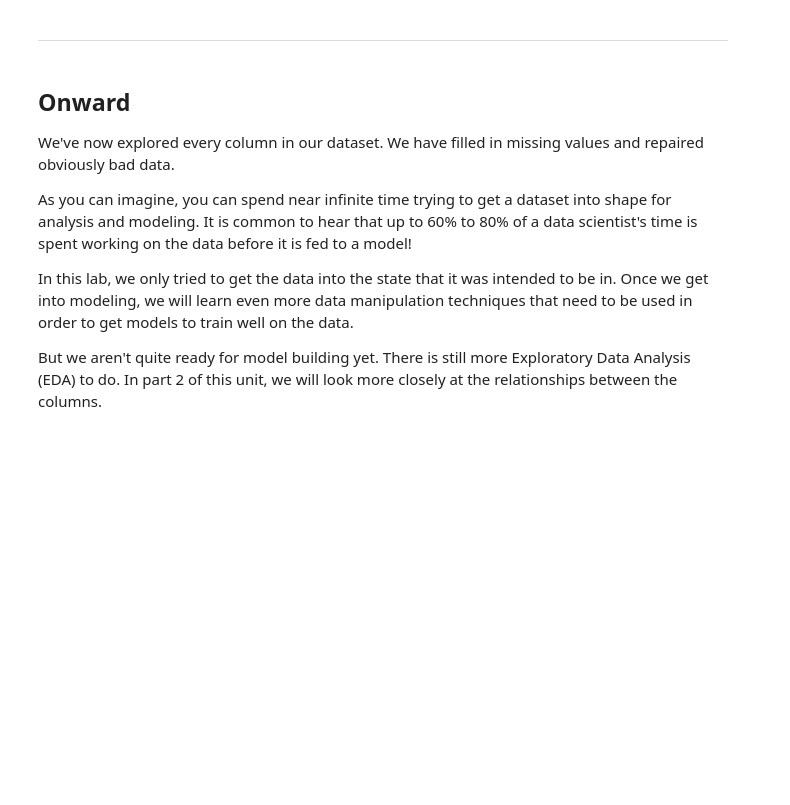
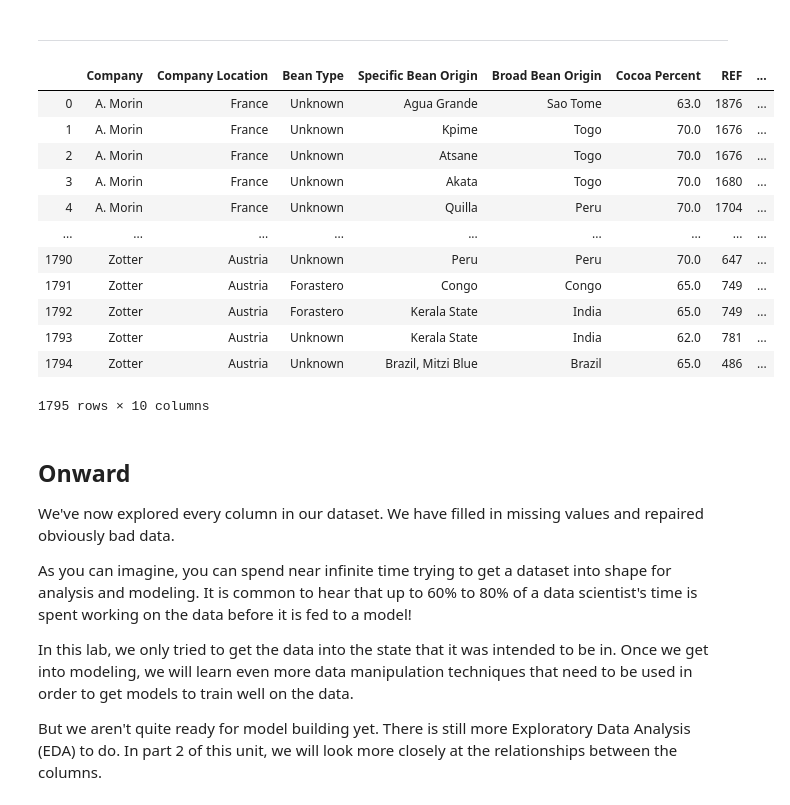
Before and after one commit to rofifahnurul/bangkit-exercise, a Jupyter notebook: Exploratory_Data_Analysis_1.ipynb, the cells around one changed output. Drawn from its saved outputs; the diff is of its cells as text; code cells hidden in the pictures; blank space fills up the shorter version.

```diff
--- a/Exploratory_Data_Analysis_1.ipynb
+++ b/Exploratory_Data_Analysis_1.ipynb
@@ -1142,5 +1142,21 @@ df_new.head(20)
 # %% [markdown]
 ---
+# %%
+df
+# %% [output]
+|  | Company | Company Location | Bean Type | Specific Bean Origin | Broad Bean Origin | Cocoa Percent | REF | ... |
+| 0 | A. Morin | France | Unknown | Agua Grande | Sao Tome | 63.0 | 1876 | ... |
+| 1 | A. Morin | France | Unknown | Kpime | Togo | 70.0 | 1676 | ... |
+| 2 | A. Morin | France | Unknown | Atsane | Togo | 70.0 | 1676 | ... |
+| 3 | A. Morin | France | Unknown | Akata | Togo | 70.0 | 1680 | ... |
+| 4 | A. Morin | France | Unknown | Quilla | Peru | 70.0 | 1704 | ... |
+| ... | ... | ... | ... | ... | ... | ... | ... | ... |
+| 1790 | Zotter | Austria | Unknown | Peru | Peru | 70.0 | 647 | ... |
+| 1791 | Zotter | Austria | Forastero | Congo | Congo | 65.0 | 749 | ... |
+| 1792 | Zotter | Austria | Forastero | Kerala State | India | 65.0 | 749 | ... |
+| 1793 | Zotter | Austria | Unknown | Kerala State | India | 62.0 | 781 | ... |
+| 1794 | Zotter | Austria | Unknown | Brazil, Mitzi Blue | Brazil | 65.0 | 486 | ... |
+1795 rows × 10 columns
 # %% [markdown]
 ## Onward
 
```
Also changed, not shown: parts of 2 cells of this notebook.
